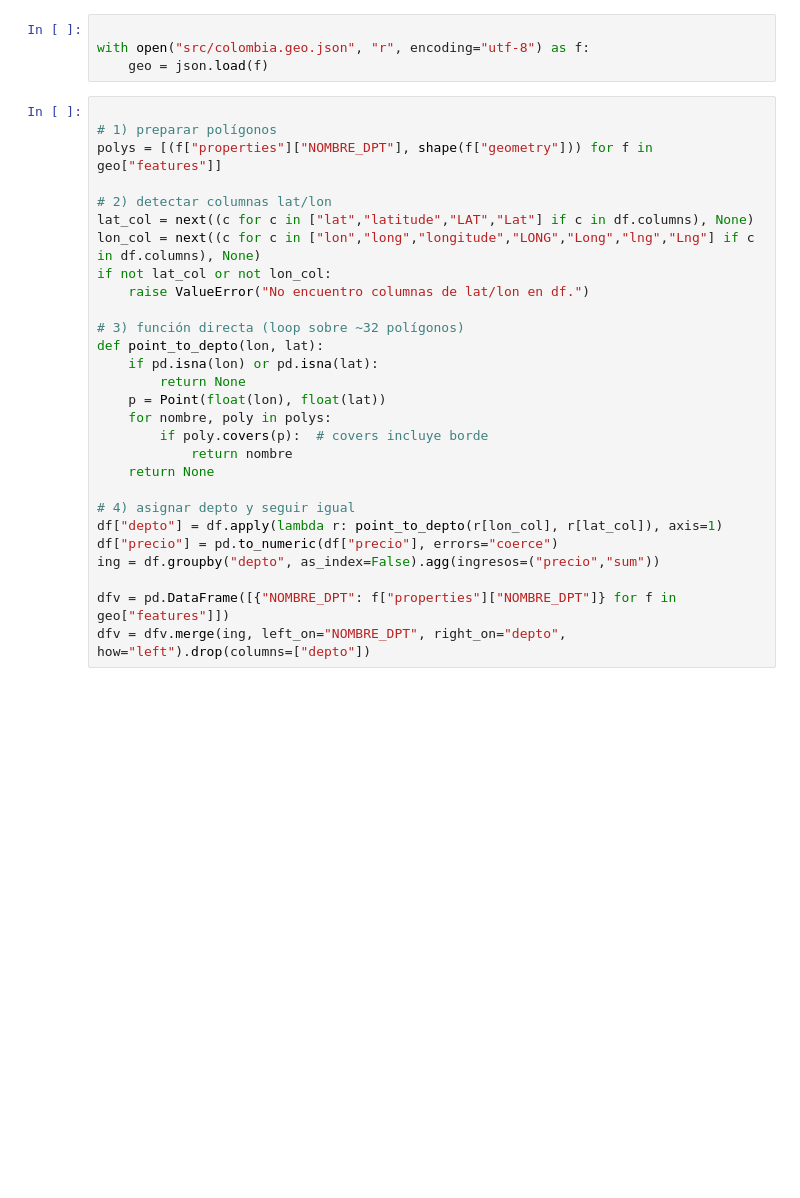
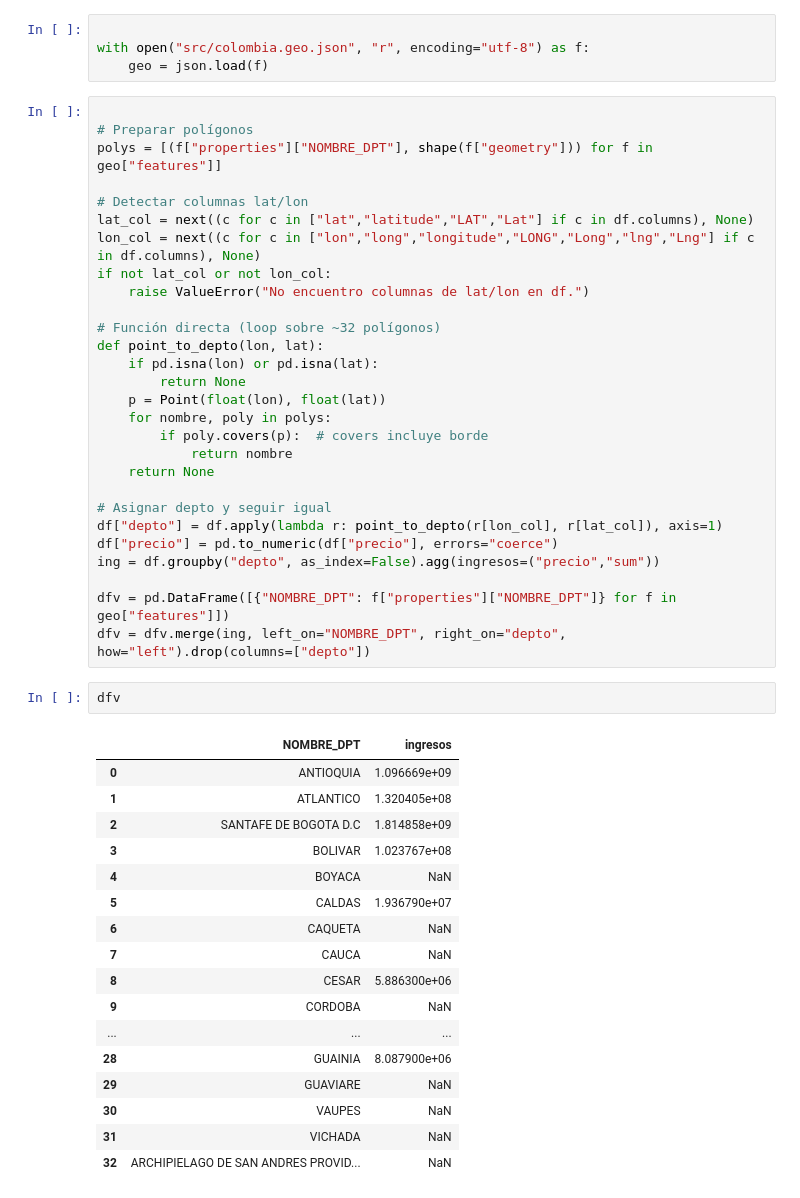
Before and after one commit to mikeismerio/challenge_alura_store, a Jupyter notebook: notebooks/03_mapas.ipynb, the cells around one changed output. Drawn from its saved outputs; the diff is of its cells as text; blank space fills up the shorter version.

Commit message:
Update depto ingreso

```diff
--- a/notebooks/03_mapas.ipynb
+++ b/notebooks/03_mapas.ipynb
@@ -74,16 +17,16 @@ with open("src/colombia.geo.json", "r", encoding="utf-8") as f:
     geo = json.load(f)
 # %%
 
-# 1) preparar polígonos
+# Preparar polígonos
 polys = [(f["properties"]["NOMBRE_DPT"], shape(f["geometry"])) for f in geo["features"]]
 
-# 2) detectar columnas lat/lon
+# Detectar columnas lat/lon
 lat_col = next((c for c in ["lat","latitude","LAT","Lat"] if c in df.columns), None)
 lon_col = next((c for c in ["lon","long","longitude","LONG","Long","lng","Lng"] if c in df.columns), None)
 if not lat_col or not lon_col:
     raise ValueError("No encuentro columnas de lat/lon en df.")
 
-# 3) función directa (loop sobre ~32 polígonos)
+# Función directa (loop sobre ~32 polígonos)
 def point_to_depto(lon, lat):
     if pd.isna(lon) or pd.isna(lat):
         return None
@@ -93,13 +36,33 @@ def point_to_depto(lon, lat):
             return nombre
     return None
 
-# 4) asignar depto y seguir igual
+# Asignar depto y seguir igual
 df["depto"] = df.apply(lambda r: point_to_depto(r[lon_col], r[lat_col]), axis=1)
 df["precio"] = pd.to_numeric(df["precio"], errors="coerce")
 ing = df.groupby("depto", as_index=False).agg(ingresos=("precio","sum"))
 
 dfv = pd.DataFrame([{"NOMBRE_DPT": f["properties"]["NOMBRE_DPT"]} for f in geo["features"]])
 dfv = dfv.merge(ing, left_on="NOMBRE_DPT", right_on="depto", how="left").drop(columns=["depto"])
+# %%
+dfv
+# %% [output]
+|  | NOMBRE_DPT | ingresos |
+| 0 | ANTIOQUIA | 1.096669e+09 |
+| 1 | ATLANTICO | 1.320405e+08 |
+| 2 | SANTAFE DE BOGOTA D.C | 1.814858e+09 |
+| 3 | BOLIVAR | 1.023767e+08 |
+| 4 | BOYACA | NaN |
+| 5 | CALDAS | 1.936790e+07 |
+| 6 | CAQUETA | NaN |
+| 7 | CAUCA | NaN |
+| 8 | CESAR | 5.886300e+06 |
+| 9 | CORDOBA | NaN |
+| ... | ... | ... |
+| 28 | GUAINIA | 8.087900e+06 |
+| 29 | GUAVIARE | NaN |
+| 30 | VAUPES | NaN |
+| 31 | VICHADA | NaN |
+| 32 | ARCHIPIELAGO DE SAN ANDRES PROVID... | NaN |
 # %%
 # Ingresos por departamento
 ing = (
```
Also changed, not shown: parts of 2 cells of this notebook.
